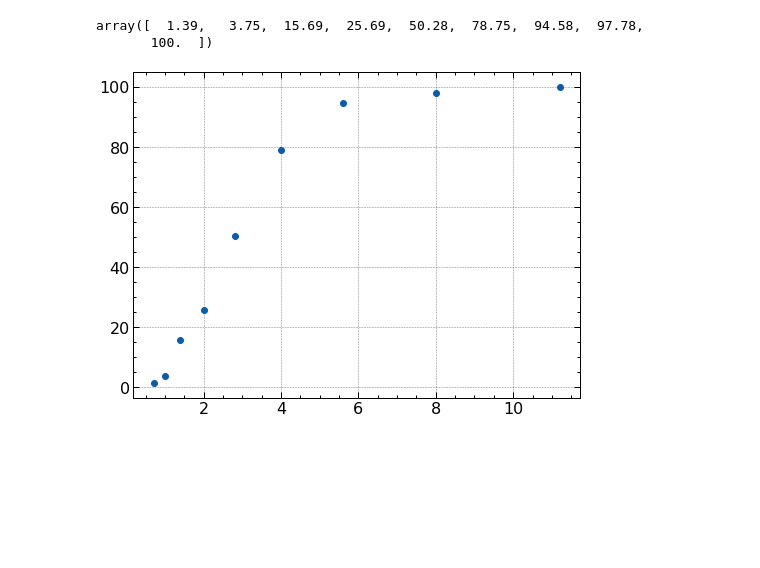
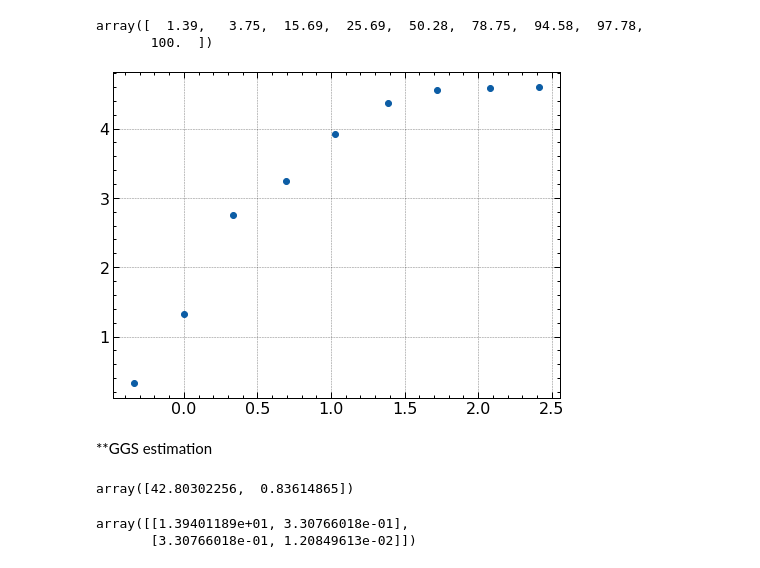
Before and after one commit to BrinthanK/GS_RR, a Jupyter notebook: Untitled.ipynb, the cells around one changed output. Drawn from its saved outputs; the diff is of its cells as text; code cells hidden in the pictures; blank space fills up the shorter version.

```diff
--- a/Untitled.ipynb
+++ b/Untitled.ipynb
@@ -36,8 +36,10 @@ y_data
 array([  1.39,   3.75,  15.69,  25.69,  50.28,  78.75,  94.58,  97.78,
        100.  ])
 # %%
-plt.scatter(x_data,y_data)
+plt.scatter(ln(x_data),ln(y_data))
 plt.show()
 # %% [output]
-[figure, old version]
+[figure, new version]
+# %% [markdown]
+**GGS estimation
 # %%
@@ -47,0 +51,9 @@ opt,cov=curve_fit(GGS,x_data,y_data,p0=[80,6])
+# %%
+popt
+# %% [output]
+array([42.80302256,  0.83614865])
+# %%
+pcov
+# %% [output]
+array([[1.39401189e+01, 3.30766018e-01],
+       [3.30766018e-01, 1.20849613e-02]])
```
Also changed, not shown: parts of 9 cells of this notebook.
